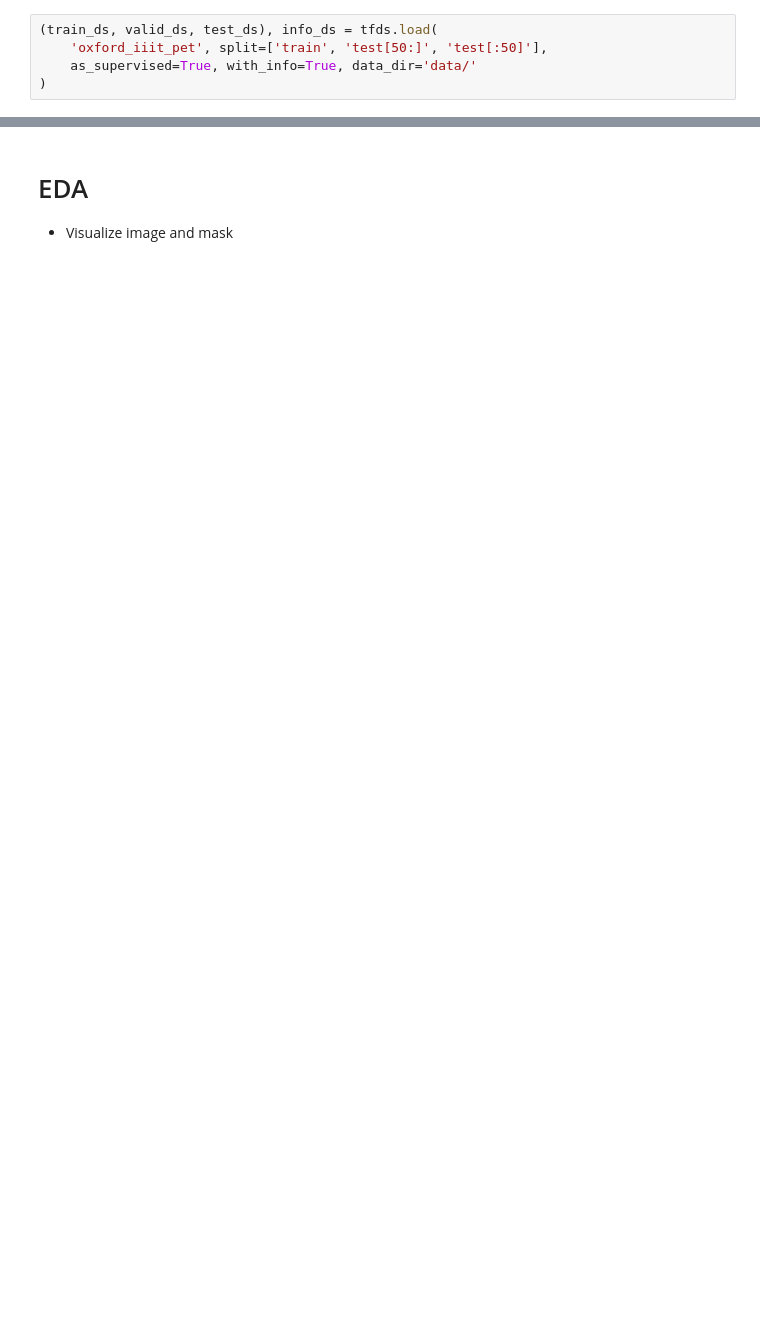
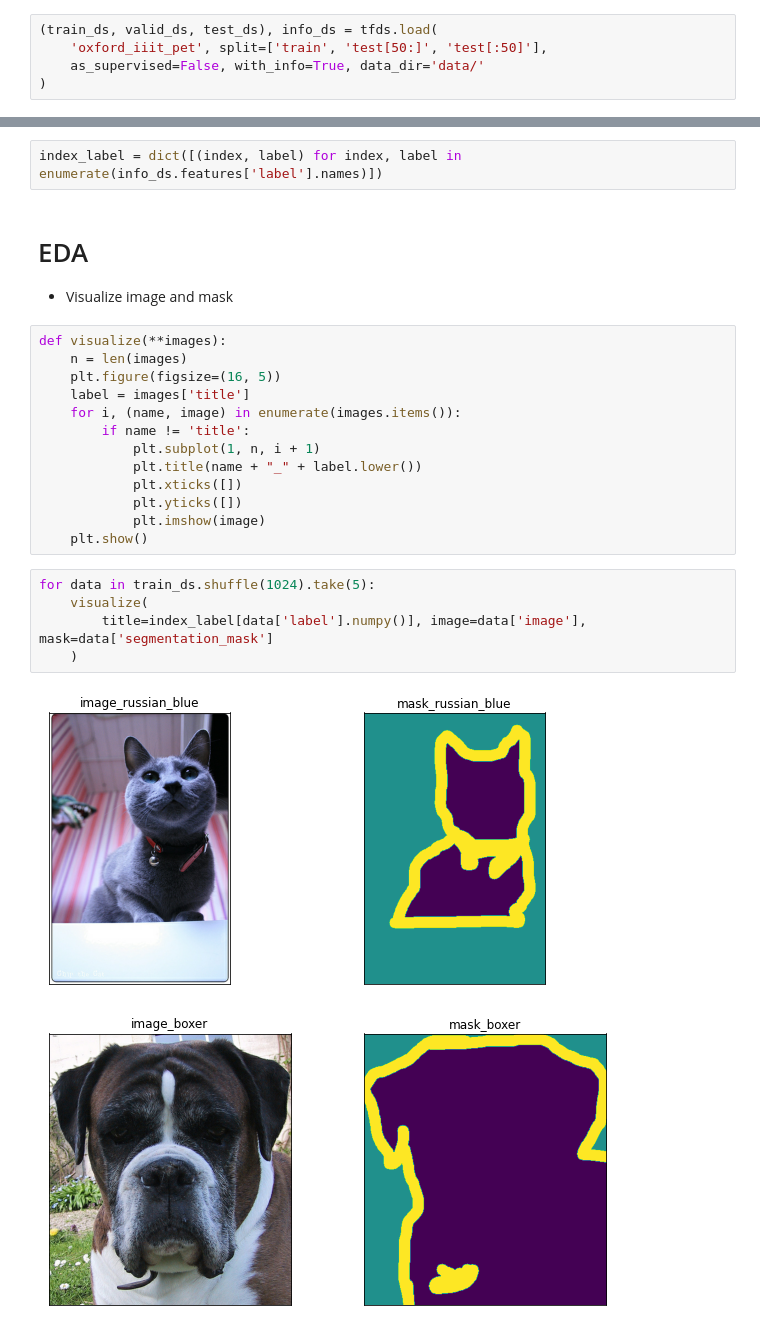
Before and after one commit to edwin-19/UNET-Scratch, a Jupyter notebook: UNET Plain.ipynb, the cells around one changed output, grey strips where cells are left out. Saved outputs shown, nothing was run; the diff lists cells and outputs as text; blank space fills up the shorter version.

```diff
--- a/UNET Plain.ipynb
+++ b/UNET Plain.ipynb
@@ -8,5 +8,5 @@ import seaborn as sns
 # %%
 (train_ds, valid_ds, test_ds), info_ds = tfds.load(
     'oxford_iiit_pet', split=['train', 'test[50:]', 'test[:50]'],
-    as_supervised=True, with_info=True, data_dir='data/'
+    as_supervised=False, with_info=True, data_dir='data/'
 )
@@ -22,3 +13,26 @@ Dataset oxford_iiit_pet downloaded and prepared to data/oxford_iiit_pet/3.2.0. S
+# %%
+index_label = dict([(index, label) for index, label in enumerate(info_ds.features['label'].names)])
 # %% [markdown]
 # EDA
 - Visualize image and mask
+# %%
+def visualize(**images):
+    n = len(images)
+    plt.figure(figsize=(16, 5))
+    label = images['title']
+    for i, (name, image) in enumerate(images.items()):
+        if name != 'title':
+            plt.subplot(1, n, i + 1)
+            plt.title(name + "_" + label.lower())
+            plt.xticks([])
+            plt.yticks([])
+            plt.imshow(image)
+    plt.show()
+# %%
+for data in train_ds.shuffle(1024).take(5):
+    visualize(
+        title=index_label[data['label'].numpy()], image=data['image'], mask=data['segmentation_mask']
+    )
+# %% [output]
+[figure, added]
+[figure, added]
```
Also changed, not shown: parts of 11 cells of this notebook, 2 other files.
